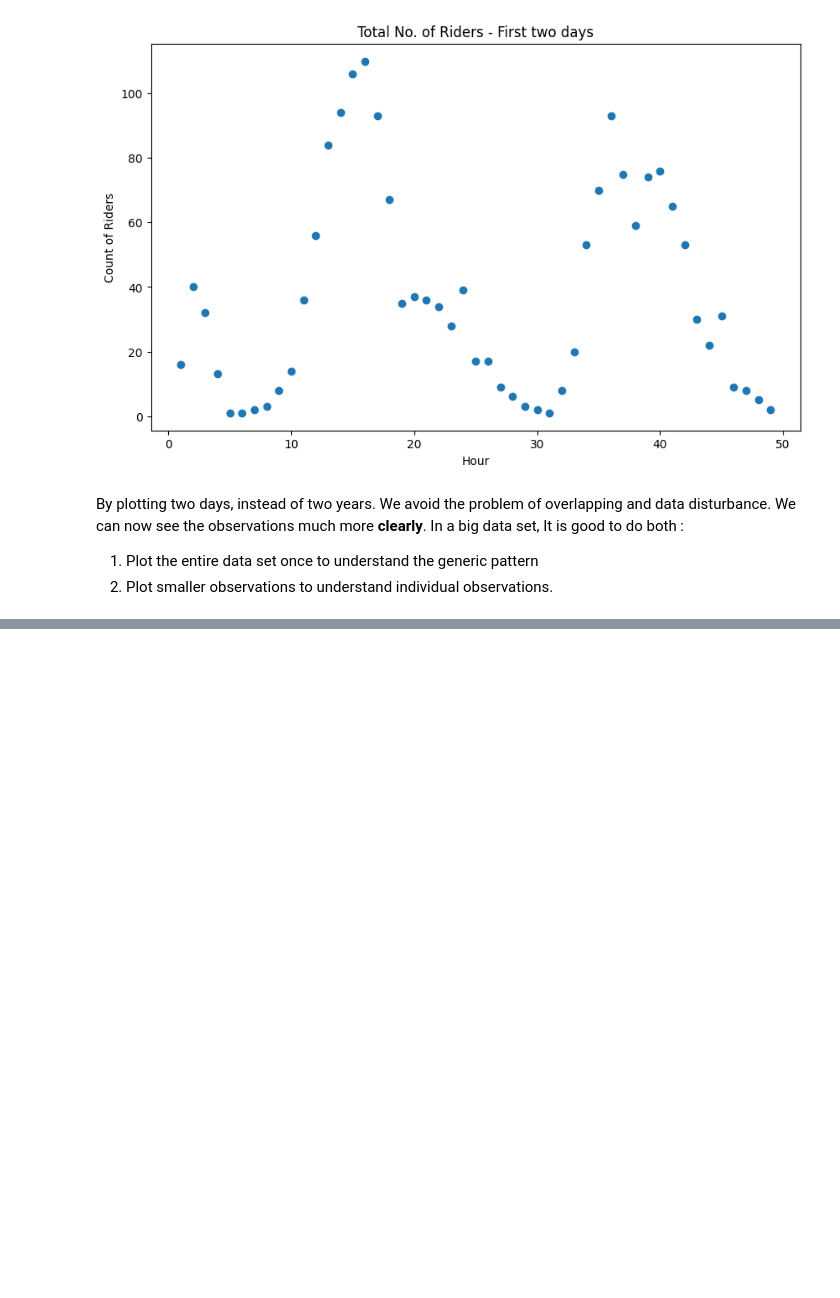
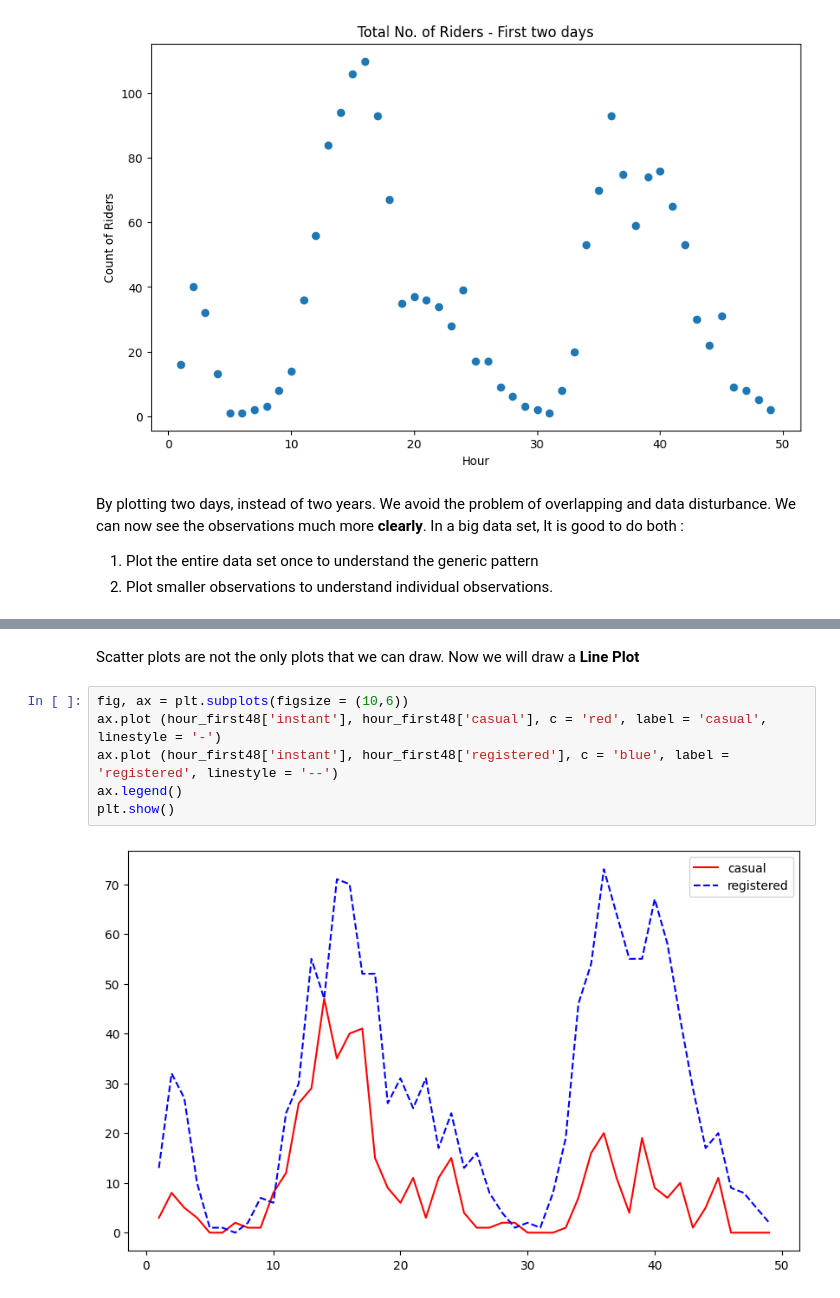
Before and after one commit to gonkikong0/Data-Science-, a Jupyter notebook: Data Analysis.ipynb, the cells around one changed output, grey strips where cells are left out. Drawn from its saved outputs; the diff is of its cells as text; blank space fills up the shorter version.

```diff
--- a/Data Analysis.ipynb
+++ b/Data Analysis.ipynb
@@ -224,0 +237,10 @@ By plotting two days, instead of two years. We avoid the problem of overlapping
+# %% [markdown]
+Scatter plots are not the only plots that we can draw. Now we will draw a <b>Line Plot</b>
+# %%
+fig, ax = plt.subplots(figsize = (10,6))
+ax.plot (hour_first48['instant'], hour_first48['casual'], c = 'red', label = 'casual', linestyle = '-')
+ax.plot (hour_first48['instant'], hour_first48['registered'], c = 'blue', label = 'registered', linestyle = '--')
+ax.legend()
+plt.show()
+# %% [output]
+[figure, added]
```
Also changed, not shown: parts of 9 cells of this notebook.
